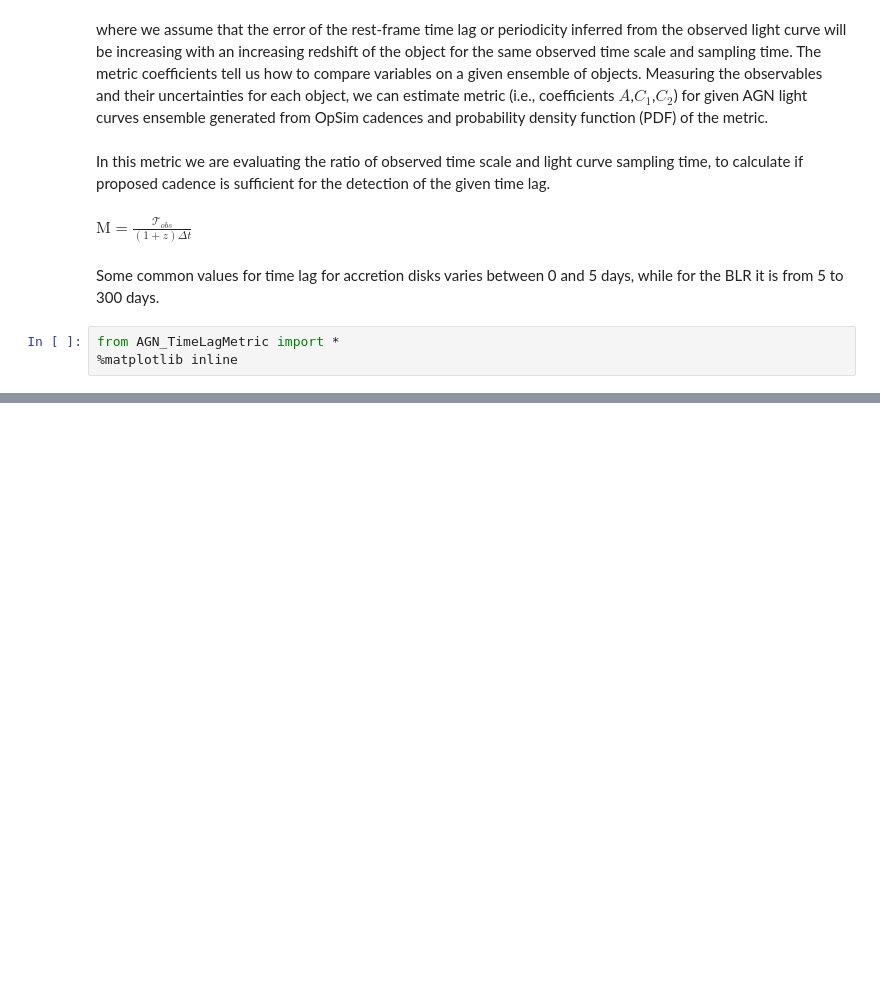
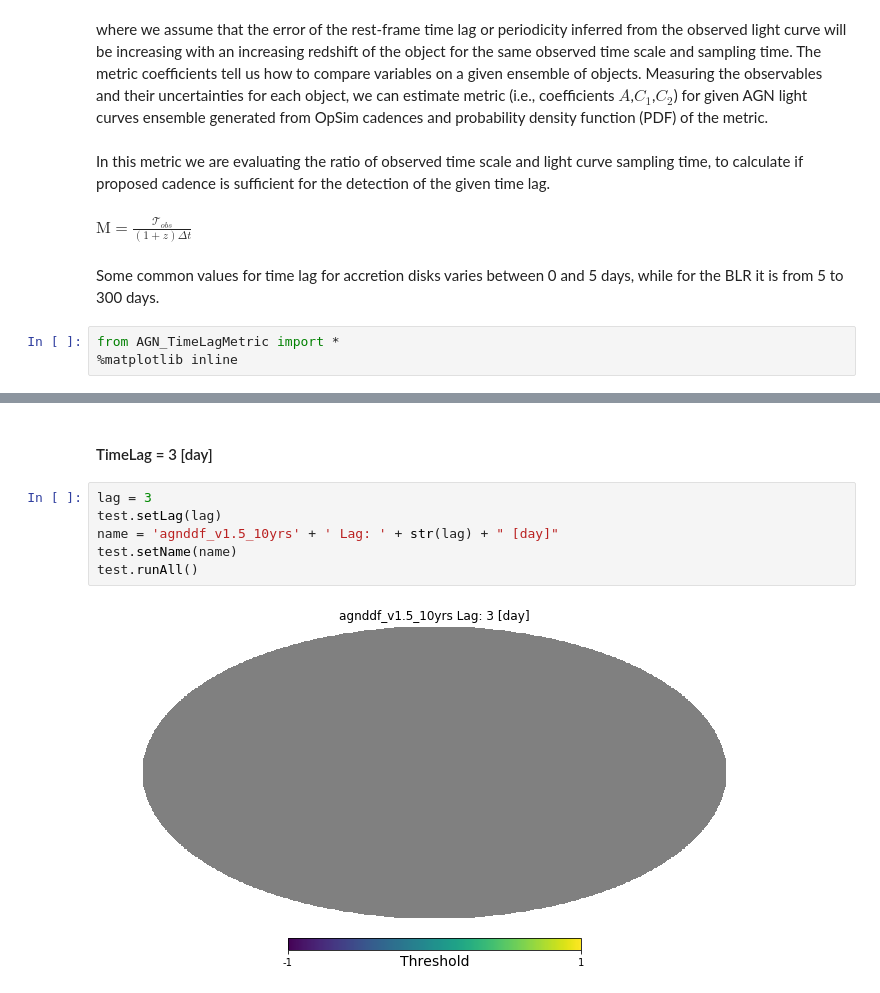
Before and after one commit to LSST-sersag/maf_metrics, a Jupyter notebook: AGN_TimeLagMetric_Example.ipynb, the cells around one changed output, grey strips where cells are left out. Cells and saved outputs as stored; diff of their text form; blank space fills up the shorter version.

```diff
--- a/AGN_TimeLagMetric_Example.ipynb
+++ b/AGN_TimeLagMetric_Example.ipynb
@@ -54,0 +69,10 @@ test.runAll()
+# %% [markdown]
+#### TimeLag = 3 [day]
+# %%
+lag = 3
+test.setLag(lag)
+name = 'agnddf_v1.5_10yrs' + ' Lag: ' + str(lag) + " [day]"
+test.setName(name)
+test.runAll()
+# %% [output]
+[figure, added]
```
Also changed, not shown: parts of 26 cells of this notebook, 1 other file.
